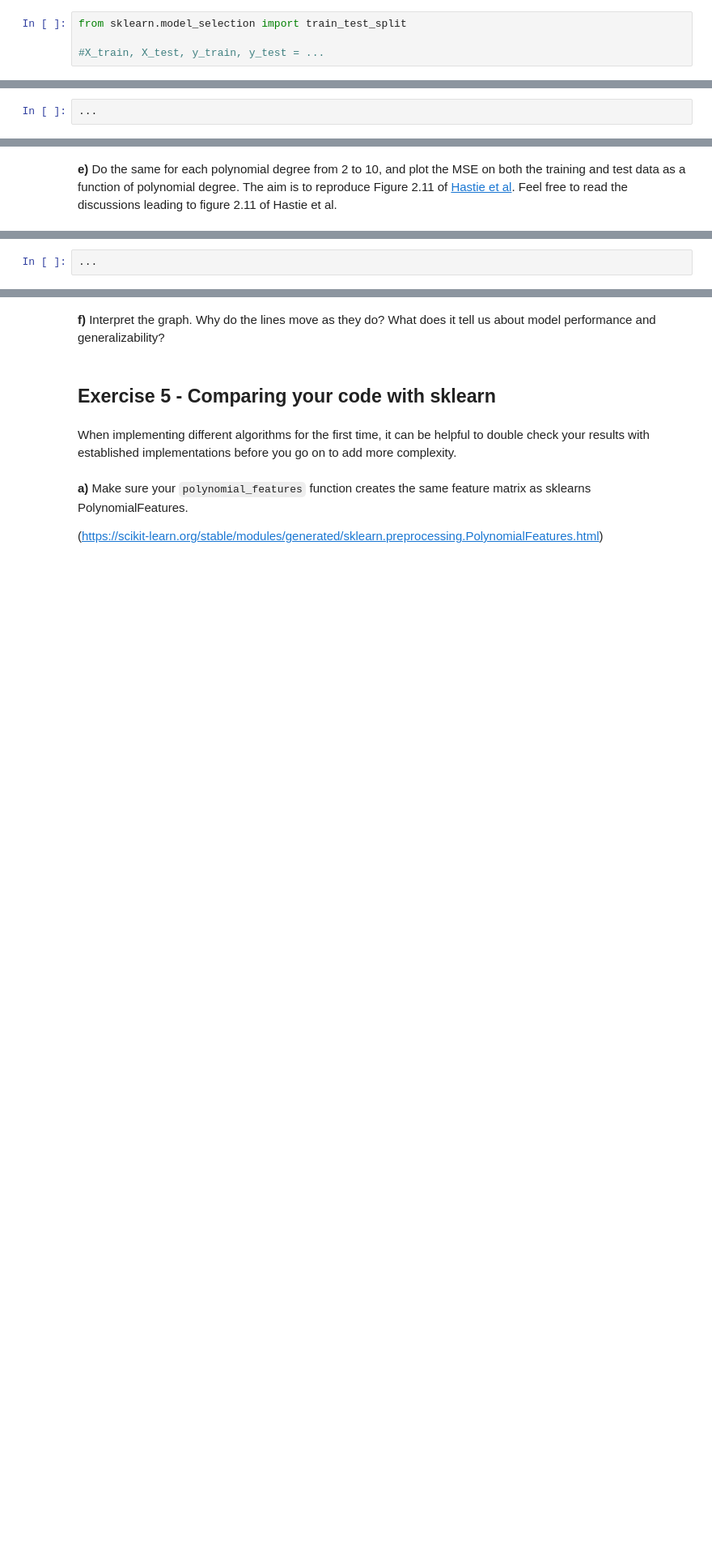
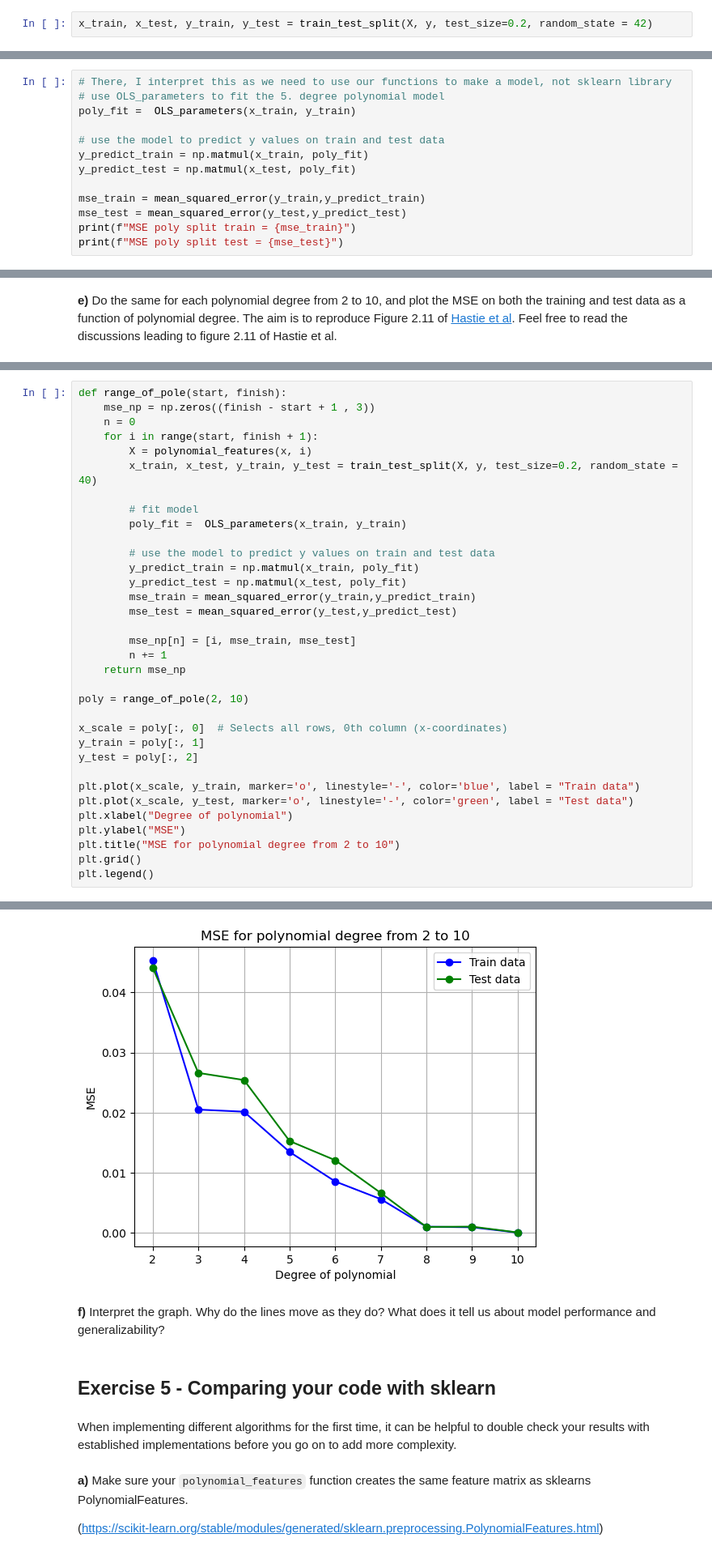
Before and after one commit to NatalliaDanilchanka/FYS-STK3155_MachineLearning, a Jupyter notebook: Week_35.ipynb, the cells around one changed output, grey strips where cells are left out. Shown: that part at 81% size. Saved outputs shown, nothing was run; the diff lists cells and outputs as text; blank space fills up the shorter version.

```diff
--- a/Week_35.ipynb
+++ b/Week_35.ipynb
@@ -256,9 +250,18 @@ array([ 0.92456018,  0.27464654, -0.02326439,  0.05342623, -0.0034652 ,
 # %%
-from sklearn.model_selection import train_test_split
-
-#X_train, X_test, y_train, y_test = ...
+x_train, x_test, y_train, y_test = train_test_split(X, y, test_size=0.2, random_state = 42)
 # %% [markdown]
 **d)** Train your model on the training data(find the parameters which best fit) and compute the MSE on both the training and test data.
 # %%
-...
+# There, I interpret this as we need to use our functions to make a model, not sklearn library
+# use OLS_parameters to fit the 5. degree polynomial model
+poly_fit =  OLS_parameters(x_train, y_train)
+
+# use the model to predict y values on train and test data
+y_predict_train = np.matmul(x_train, poly_fit)
+y_predict_test = np.matmul(x_test, poly_fit)
+
+mse_train = mean_squared_error(y_train,y_predict_train)
+mse_test = mean_squared_error(y_test,y_predict_test)
+print(f"MSE poly split train = {mse_train}")
+print(f"MSE poly split test = {mse_test}")
 # %% [output]
@@ -268,3 +274,35 @@ Ellipsis
 # %%
-...
+def range_of_pole(start, finish):
+    mse_np = np.zeros((finish - start + 1 , 3))
+    n = 0
+    for i in range(start, finish + 1):
+        X = polynomial_features(x, i)
+        x_train, x_test, y_train, y_test = train_test_split(X, y, test_size=0.2, random_state = 40)
+
+        # fit model
+        poly_fit =  OLS_parameters(x_train, y_train)
+
+        # use the model to predict y values on train and test data
+        y_predict_train = np.matmul(x_train, poly_fit)
+        y_predict_test = np.matmul(x_test, poly_fit)
+        mse_train = mean_squared_error(y_train,y_predict_train)
+        mse_test = mean_squared_error(y_test,y_predict_test)
+
+        mse_np[n] = [i, mse_train, mse_test]
+        n += 1
+    return mse_np
+
+poly = range_of_pole(2, 10)
+
+x_scale = poly[:, 0]  # Selects all rows, 0th column (x-coordinates)
+y_train = poly[:, 1]
+y_test = poly[:, 2]
+
+plt.plot(x_scale, y_train, marker='o', linestyle='-', color='blue', label = "Train data")
+plt.plot(x_scale, y_test, marker='o', linestyle='-', color='green', label = "Test data")
+plt.xlabel("Degree of polynomial")
+plt.ylabel("MSE")
+plt.title("MSE for polynomial degree from 2 to 10")
+plt.grid()
+plt.legend()
 # %% [output]
@@ -272,3 +319,4 @@ Ellipsis
+[figure, added]
 # %% [markdown]
 **f)** Interpret the graph. Why do the lines move as they do? What does it tell us about model performance and generalizability?
 # %% [markdown]
```
Also changed, not shown: parts of 15 cells of this notebook, 1 other file.
